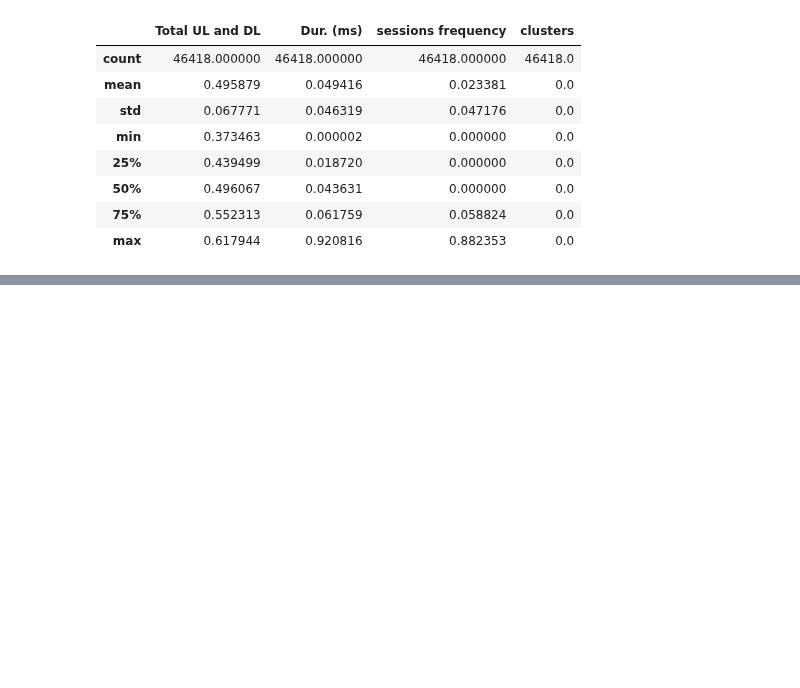
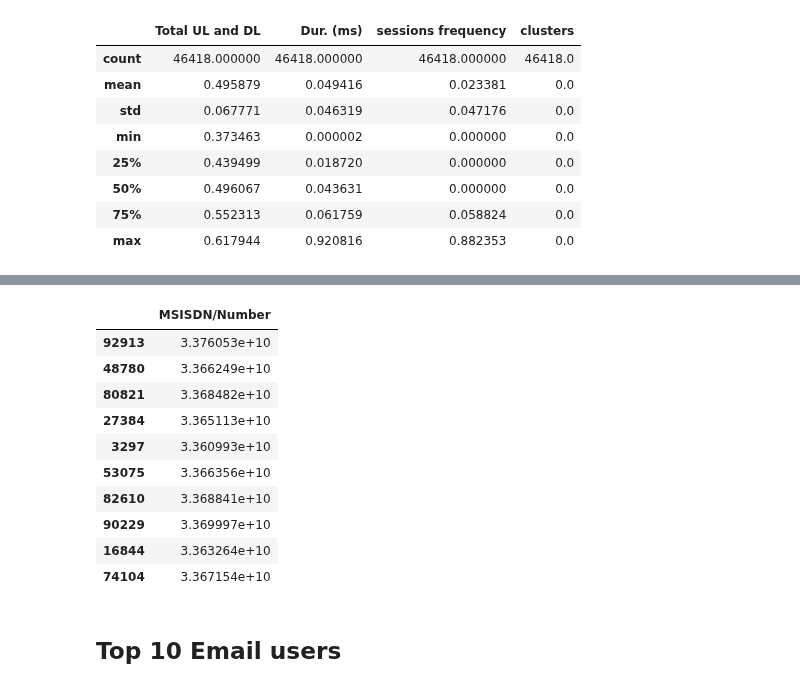
Before and after one commit to Abel-Blue/telecom-user-analytics, a Jupyter notebook: notebooks/user_engagementAnalysis.ipynb, the cells around one changed output, grey strips where cells are left out. Drawn from its saved outputs; the diff is of its cells as text; code cells hidden in the pictures; blank space fills up the shorter version.

```diff
--- a/notebooks/user_engagementAnalysis.ipynb
+++ b/notebooks/user_engagementAnalysis.ipynb
@@ -418,0 +435,22 @@ Youtube_top10_users.to_csv("../data/top10_youtube_users.csv",index=False)
+# %%
+# sort Youtube_total_data to get the most engaged users in the app
+df_agg.sort_values(by=['Google_Total_Data'],ascending=False, inplace=True)
+top10_google_user=df_agg['MSISDN/Number'].head(10)
+top10_google_user.to_frame()
+top10_google_user.to_csv("../data/top10_google_users.csv",index=False)
+# %%
+top10_google_user.to_frame()
+# %% [output]
+|  | MSISDN/Number |
+| 92913 | 3.376053e+10 |
+| 48780 | 3.366249e+10 |
+| 80821 | 3.368482e+10 |
+| 27384 | 3.365113e+10 |
+| 3297 | 3.360993e+10 |
+| 53075 | 3.366356e+10 |
+| 82610 | 3.368841e+10 |
+| 90229 | 3.369997e+10 |
+| 16844 | 3.363264e+10 |
+| 74104 | 3.367154e+10 |
+# %% [markdown]
+## Top 10 Email users
```
Also changed, not shown: parts of 41 cells of this notebook, 2 other files.
